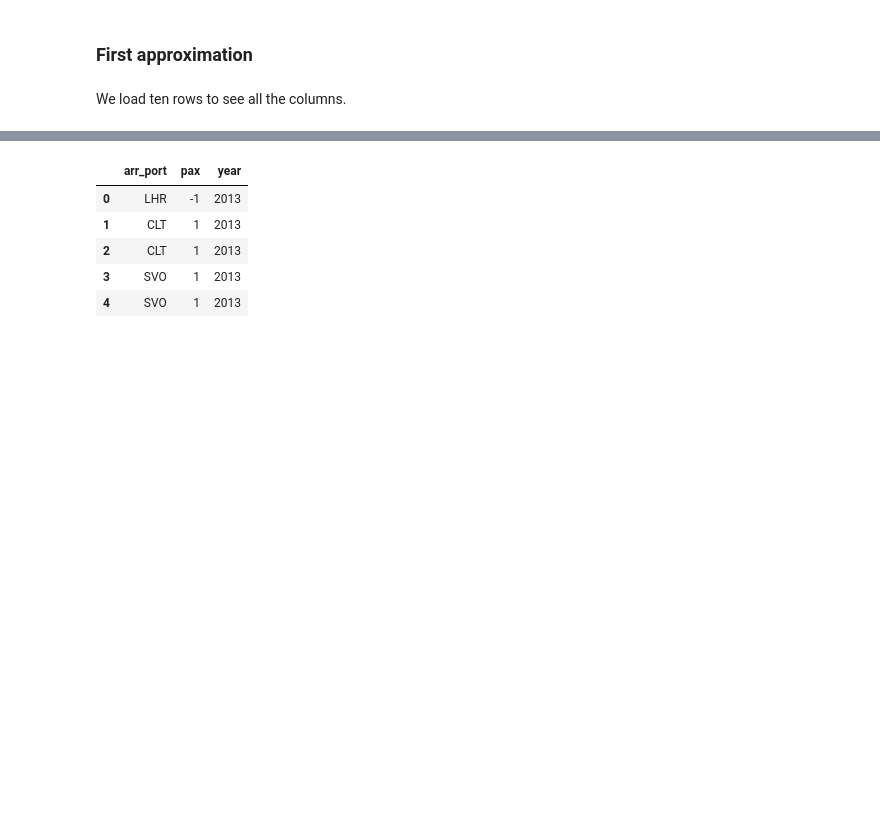
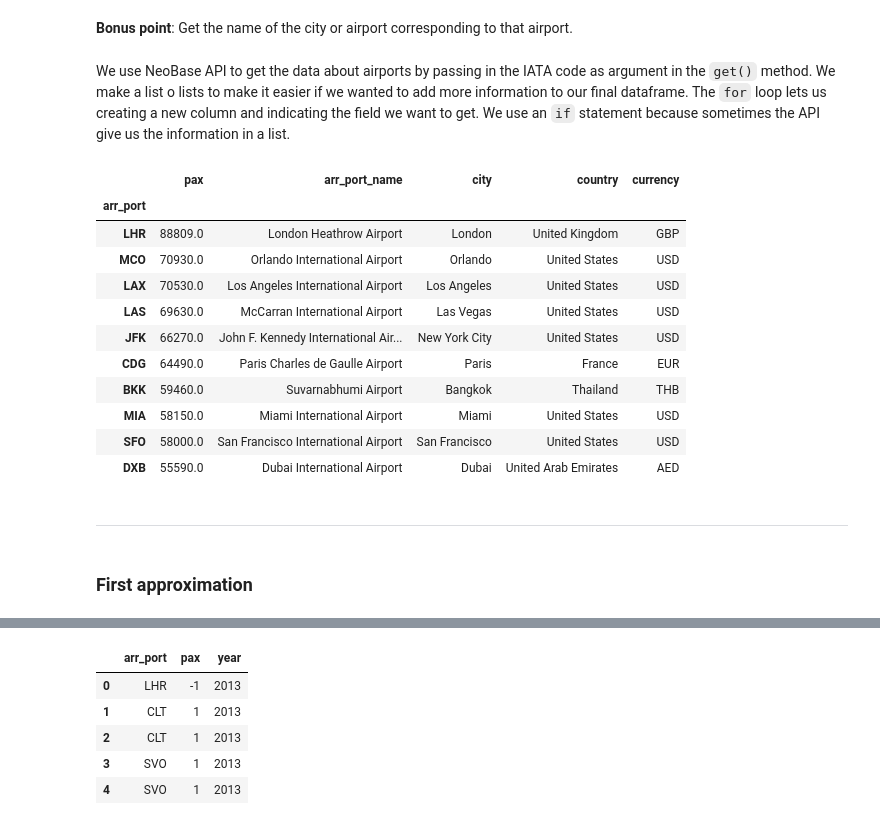
Before and after one commit to javiicc/DS_Challenge, a Jupyter notebook: Data_Science_Challenge.ipynb, the cells around one changed output, grey strips where cells are left out. Cells and saved outputs as stored; diff of their text form; code cells hidden in the pictures; blank space fills up the shorter version.

```diff
--- a/Data_Science_Challenge.ipynb
+++ b/Data_Science_Challenge.ipynb
@@ -46,0 +41,7 @@ len(line_list_searches)
+# %%
+counts = [booking_count, searches_count]
+index = ['booking.csv', 'searches.csv']
+column = ['number_of_lines']
+
+counts_df = pd.DataFrame(counts, index=index, columns=column)
+counts_df
@@ -54,0 +96,18 @@ Top 10 arrival airports in the world in 2013 (using the bookings file)
+# %%
+data_iterator = pd.read_csv("../challenge/bookings.csv.bz2",
+                            chunksize=10**6,
+                            sep='^',
+                            usecols=['arr_port', 'pax', 'year'],
+                            compression='bz2',
+                           )
+
+bookings = pd.DataFrame()
+for i, data_chunk in enumerate(data_iterator):
+    print("Chunk: %d, size of chunk %d"%(i+1, len(data_chunk)))
+
+    data_chunk = data_preprocessing(data_chunk)
+    chunk_result = data_chunk.pivot_table(values='pax', index='arr_port',
+                                          aggfunc=np.sum)
+    #chunk_result = data_chunk.groupby('arr_port').sum()
+
+    bookings = bookings.append(chunk_result)
@@ -54,0 +128,3 @@ Top 10 arrival airports in the world in 2013 (using the bookings file)
+# %%
+top_10 = bookings.groupby(by='arr_port').sum().sort_values('pax', ascending=False).head(10)
+top_10
@@ -54,0 +144,30 @@ Top 10 arrival airports in the world in 2013 (using the bookings file)
+# %% [markdown]
+**Bonus point**: Get the name of the city or airport corresponding to that airport.
+# %% [markdown]
+We use NeoBase API to get the data about airports by passing in the IATA code as argument in the `get()` method. We make a list o lists to make it easier if we wanted to add more information to our final dataframe. The `for` loop lets us creating a new column and indicating the field we want to get. We use an `if` statement because sometimes the API give us the information in a list.
+# %%
+elements = [['arr_port_name', 'name'],
+            ['city', 'city_name_list'],
+            ['country', 'country_name'],
+            ['currency', 'currency'],
+           ]
+
+for element in elements:
+    if 'list' in element[1]:
+        top_10[element[0]] = top_10.index.map(lambda x: b.get(x, element[1])[0])
+    else:
+        top_10[element[0]] = top_10.index.map(lambda x: b.get(x, element[1]))
+top_10
+# %% [output]
+|  | pax | arr_port_name | city | country | currency |
+| arr_port |  |  |  |  |  |
+| LHR | 88809.0 | London Heathrow Airport | London | United Kingdom | GBP |
+| MCO | 70930.0 | Orlando International Airport | Orlando | United States | USD |
+| LAX | 70530.0 | Los Angeles International Airport | Los Angeles | United States | USD |
+| LAS | 69630.0 | McCarran International Airport | Las Vegas | United States | USD |
+| JFK | 66270.0 | John F. Kennedy International Air... | New York City | United States | USD |
+| CDG | 64490.0 | Paris Charles de Gaulle Airport | Paris | France | EUR |
+| BKK | 59460.0 | Suvarnabhumi Airport | Bangkok | Thailand | THB |
+| MIA | 58150.0 | Miami International Airport | Miami | United States | USD |
+| SFO | 58000.0 | San Francisco International Airport | San Francisco | United States | USD |
+| DXB | 55590.0 | Dubai International Airport | Dubai | United Arab Emirates | AED |
@@ -55,7 +176,7 @@ Top 10 arrival airports in the world in 2013 (using the bookings file)
+# %% [markdown]
+----------------------------------------
 # %% [markdown]
 ### First approximation
-# %% [markdown]
-We load ten rows to see all the columns.
 # %%
 bookings = pd.read_csv('../challenge/bookings.csv', nrows=10, sep='^', )
 bookings.head()
```
Also changed, not shown: parts of 57 cells of this notebook, 2 other files.
